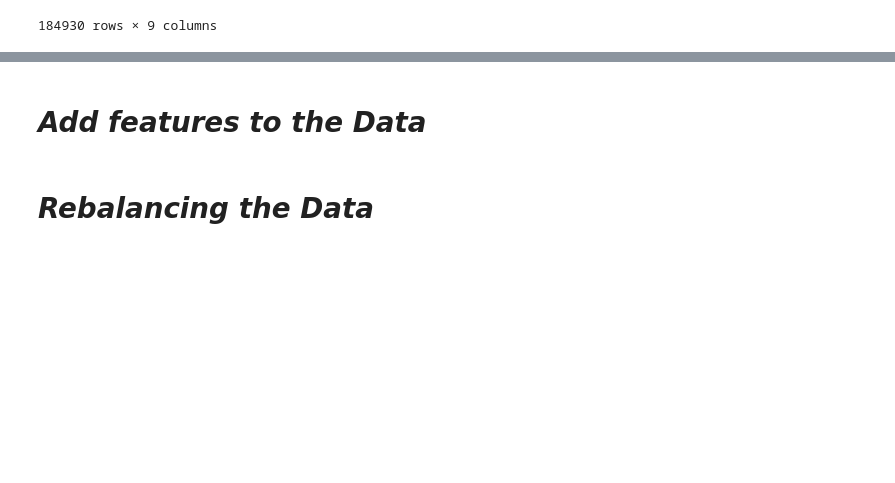
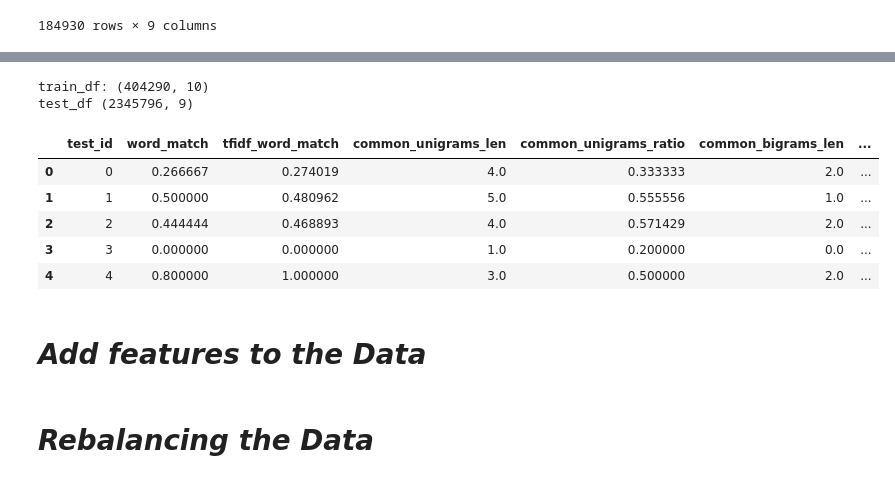
Before and after one commit to hczheng/Quora, a Jupyter notebook: kernels/Go.ipynb, the cells around one changed output, grey strips where cells are left out. Drawn from its saved outputs; the diff is of its cells as text; code cells hidden in the pictures; blank space fills up the shorter version.

```diff
--- a/kernels/Go.ipynb
+++ b/kernels/Go.ipynb
@@ -16,15 +16,15 @@ from pandas import DataFrame
 # %% [markdown]
 # *Prepare data*
 # %%
-train1 = pd.read_csv("train/train1.csv")
-test1 = pd.read_csv("test/test1.csv")
-print(train1.shape)
-print(test1.shape)
+train1 = pd.read_csv("../train/train1.csv")
+test1 = pd.read_csv("../test/test1.csv")
+print("train1:",train1.shape)
+print("test1:",test1.shape)
 
-train2 = pd.read_csv("train/train2.csv")
-test2 = pd.read_csv("test/test2.csv")
-print(train2.shape)
-print(test2.shape)
+train2 = pd.read_csv("../train/train2.csv")
+test2 = pd.read_csv("../test/test2.csv")
+print("train2:",train2.shape)
+print("test2:",test2.shape)
 
 train2.head()
 # %% [output]
@@ -97,6 +111,19 @@ train_df.head()
 | 2 | 2 | 5 | 6 | How can I increase the speed of m... | How can Internet speed be increas... | 0 | 0.363636 | 0.355191 | ... |
 | 3 | 3 | 7 | 8 | Why am I mentally very lonely? Ho... | Find the remainder when [math]23^... | 0 | 0.000000 | 0.000000 | ... |
 | 4 | 4 | 9 | 10 | Which one dissolve in water quikl... | Which fish would survive in salt ... | 0 | 0.000000 | 0.000000 | ... |
+# %%
+print("train_df:",train_df.shape)
+print("test_df",test_df.shape)
+test_df.head()
+# %% [output]
+train_df: (404290, 10)
+test_df (2345796, 9)
+|  | test_id | word_match | tfidf_word_match | common_unigrams_len | common_unigrams_ratio | common_bigrams_len | ... |
+| 0 | 0 | 0.266667 | 0.274019 | 4.0 | 0.333333 | 2.0 | ... |
+| 1 | 1 | 0.500000 | 0.480962 | 5.0 | 0.555556 | 1.0 | ... |
+| 2 | 2 | 0.444444 | 0.468893 | 4.0 | 0.571429 | 2.0 | ... |
+| 3 | 3 | 0.000000 | 0.000000 | 1.0 | 0.200000 | 0.0 | ... |
+| 4 | 4 | 0.800000 | 1.000000 | 3.0 | 0.500000 | 2.0 | ... |
 # %% [markdown]
 # *Add features to the Data*
 # %% [markdown]
```
Also changed, not shown: parts of 12 cells of this notebook.
